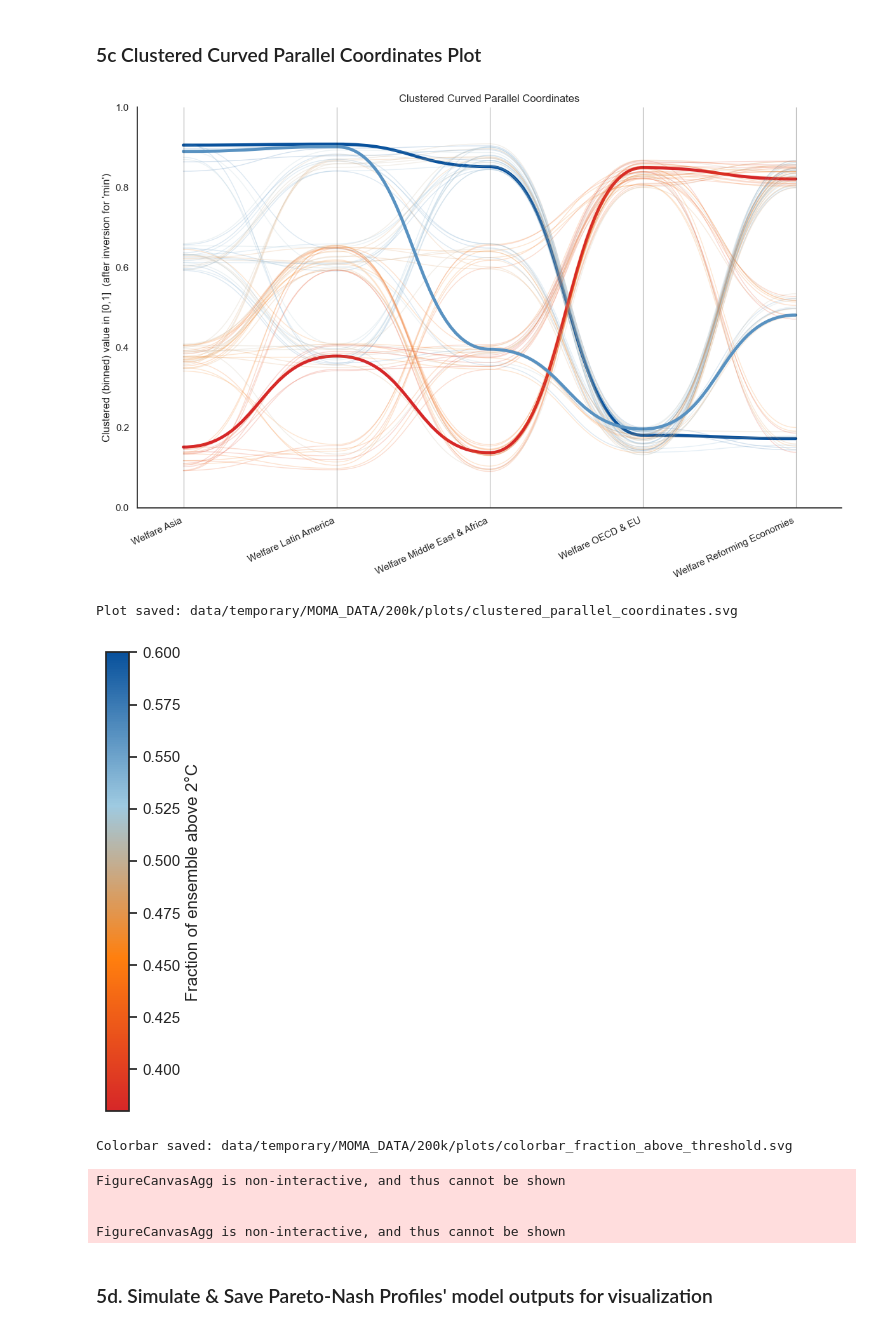
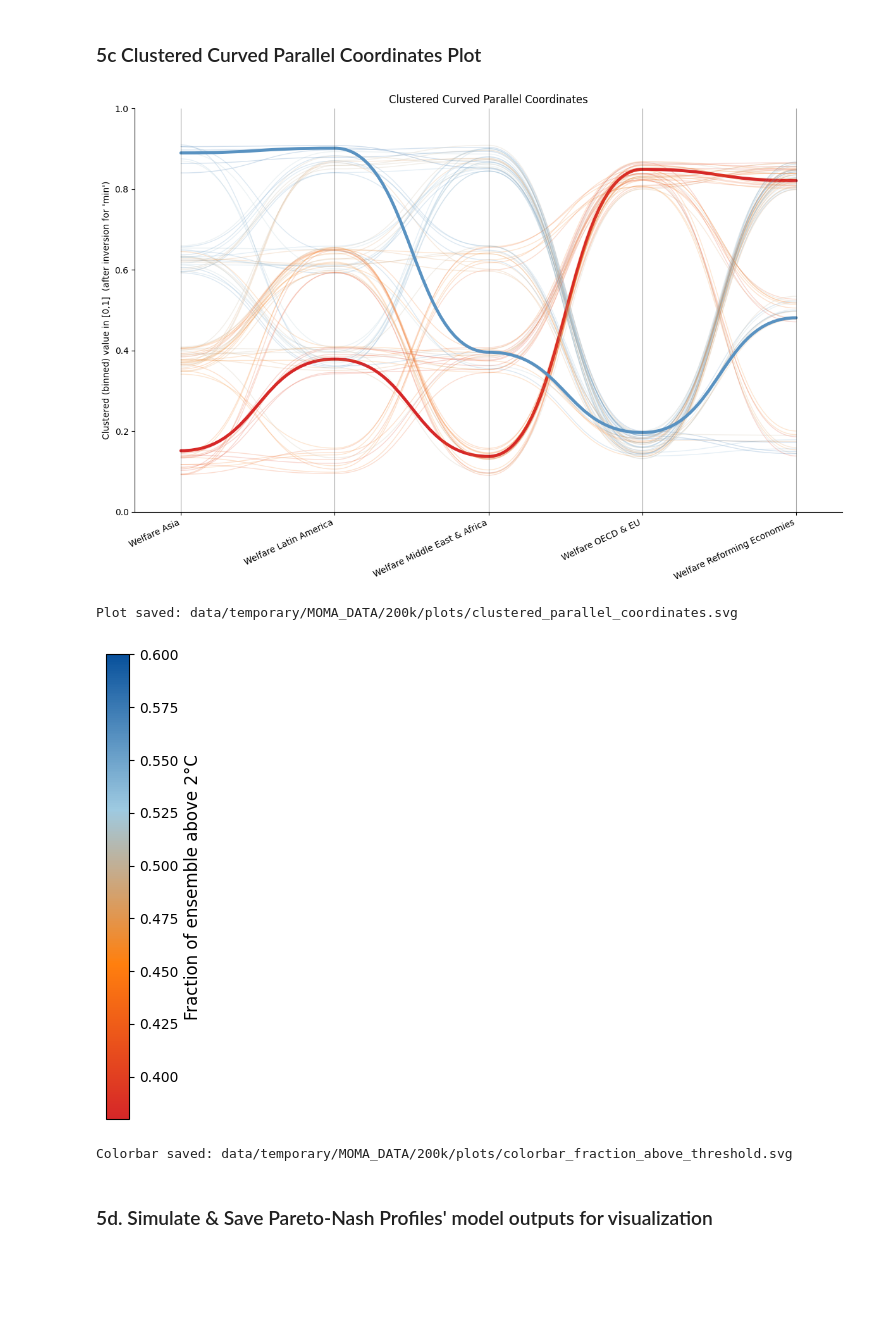
Before and after one commit to marijngeldof/justice, a Jupyter notebook: MOMA_reproduction.ipynb, the cells around one changed output. Saved outputs shown, nothing was run; the diff lists cells and outputs as text; code cells hidden in the pictures; blank space fills up the shorter version.

```diff
--- a/MOMA_reproduction.ipynb
+++ b/MOMA_reproduction.ipynb
@@ -1295,7 +1295,7 @@ pretty_labels = [
 ]
 
 # Focal profiles — 9: best temp, 52: worst temp, 86: compromise
-highlight = [9, 52, 86]
+highlight = [52, 86] #9,
 
 # ── PLOT: Clustered Curved Parallel Coordinates ───────────────────────────────
 df_scaled, df_clustered, fig, ax = curved_parallel_coordinates_clustered(
@@ -1322,40 +1322,36 @@ df_scaled, df_clustered, fig, ax = curved_parallel_coordinates_clustered(
     highlight_alpha   = 1.0,
     title             = "Clustered Curved Parallel Coordinates",
 )
 
 fig.savefig(
     f"{plots_dir}/clustered_parallel_coordinates.svg",
     format="svg", bbox_inches="tight"
 )
 print(f"Plot saved: {plots_dir}/clustered_parallel_coordinates.svg")
 
 # ── LEGEND: Standalone Colorbar ───────────────────────────────────────────────
 fig_cb, cbar = plot_colorbar_standalone(
     df           = df,             # original df, not df_scaled
     color_by     = "fraction_above_threshold",
     custom_colors = ("#d62728", "#ff7f0e", "#9ecae1", "#08519c"),
     label        = "Fraction of ensemble above 2°C",
     orientation  = "vertical",
     figsize      = (1.2, 5),
 )
 
 fig_cb.savefig(
     f"{plots_dir}/colorbar_fraction_above_threshold.svg",
     format="svg", bbox_inches="tight"
 )
 print(f"Colorbar saved: {plots_dir}/colorbar_fraction_above_threshold.svg")
 
 fig.show()
 fig_cb.show()
 # %% [output]
-[figure, old version]
+[figure, new version]
 Plot saved: data/temporary/MOMA_DATA/200k/plots/clustered_parallel_coordinates.svg
-[figure, old version]
+[figure, new version]
 Colorbar saved: data/temporary/MOMA_DATA/200k/plots/colorbar_fraction_above_threshold.svg
-FigureCanvasAgg is non-interactive, and thus cannot be shown
-
-
-FigureCanvasAgg is non-interactive, and thus cannot be shown
 # %% [markdown]
 ### 5d. Simulate & Save Pareto-Nash Profiles' model outputs for visualization
 # %%
```
Also changed, not shown: 2 other files.
